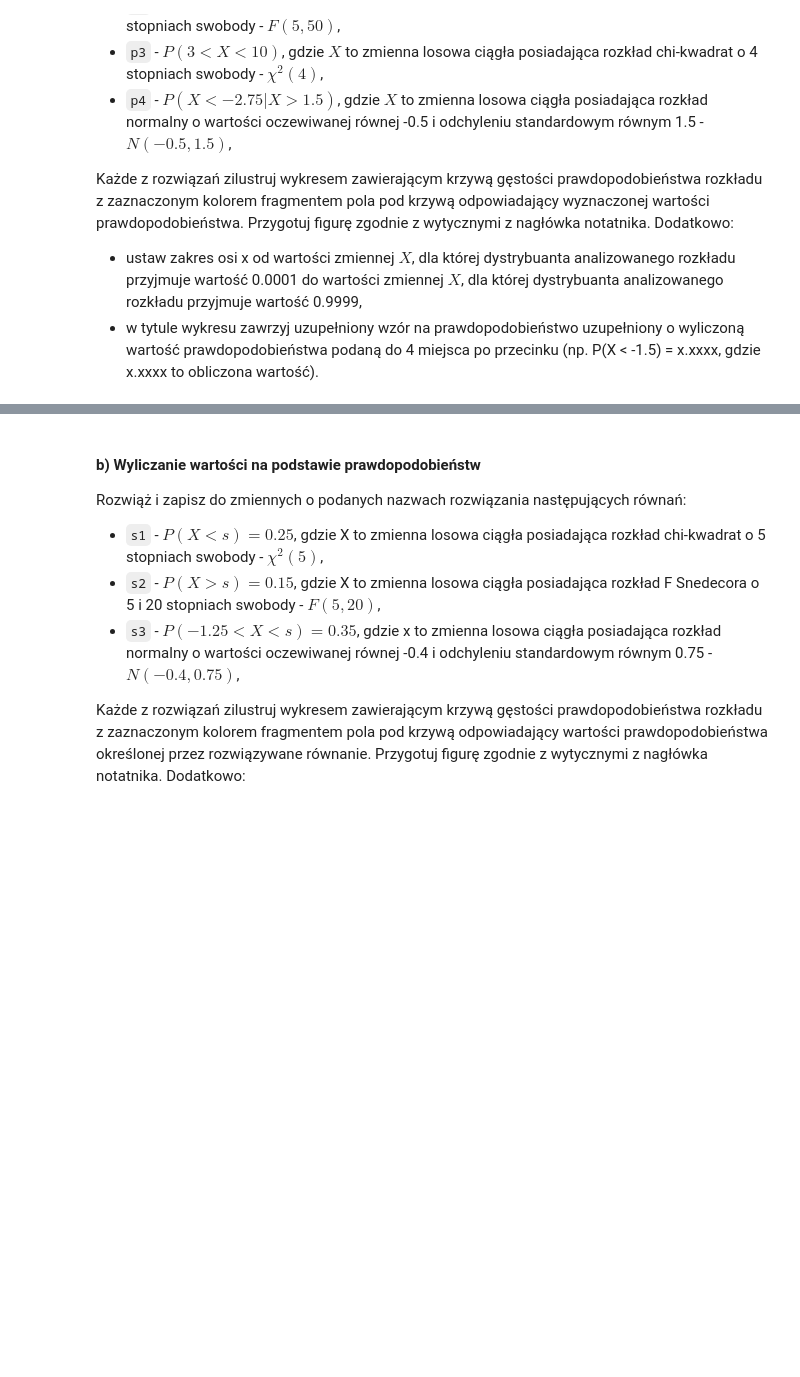
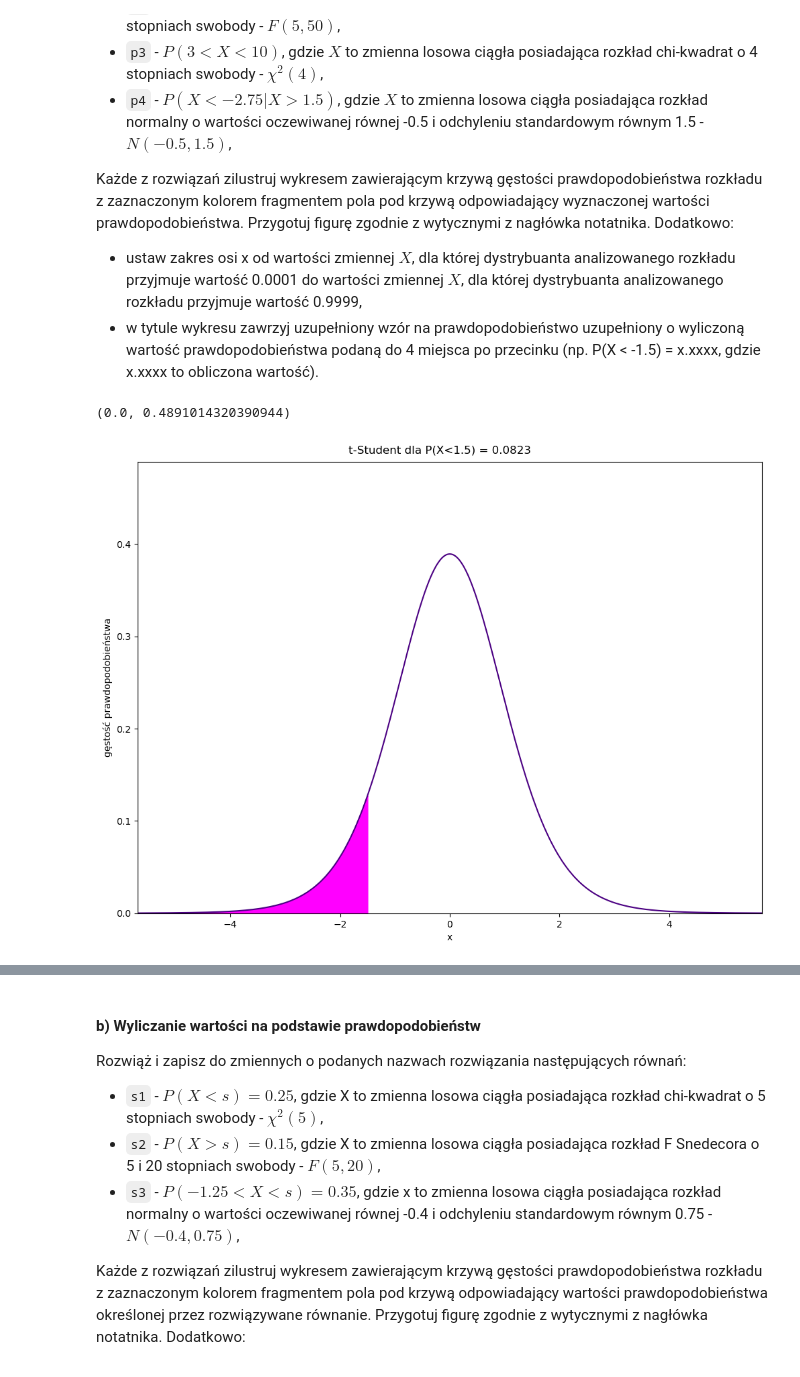
Before and after one commit to zuzannabrauer/dataAnalysisPython, a Jupyter notebook: ZZ04_CZ01.ipynb, the cells around one changed output, grey strips where cells are left out. Saved outputs shown, nothing was run; the diff lists cells and outputs as text; code cells hidden in the pictures; blank space fills up the shorter version.

```diff
--- a/ZZ04_CZ01.ipynb
+++ b/ZZ04_CZ01.ipynb
@@ -155,5 +154,30 @@ Każde z rozwiązań zilustruj wykresem zawierającym krzywą gęstości prawdop
 - w tytule wykresu zawrzyj uzupełniony wzór na prawdopodobieństwo uzupełniony o wyliczoną wartość prawdopodobieństwa podaną do 4 miejsca po przecinku (np. P(X < -1.5) = x.xxxx, gdzie x.xxxx to obliczona wartość).
 # %%
 # p1
+x1=-1.5
+df=10
+p1=sp.stats.t.cdf(x1,df)
+
+fig, ax=plt.subplots(figsize=(12,8))
+plt.suptitle(f't-Student dla P(X<1.5) = {p1:.4f}')
+plt.subplots_adjust(top=0.95)
+
+lower_bound=sp.stats.t.ppf(0.0001, df)
+upper_bound=sp.stats.t.ppf(0.9999, df)
+x=np.linspace(lower_bound, upper_bound, 1000)
+y=sp.stats.t.pdf(x, df)
+ax.plot(x,y,color='indigo')
+
+x_fill=np.linspace(min(x),x1,1000)
+y_fill=sp.stats.t.pdf(x_fill,df)
+ax.fill_between(x_fill, y_fill,color='magenta')
+
+ax.set_xlabel('x')
+ax.set_ylabel('gęstość prawdopodobieństwa')
+ax.set_xlim(min(x),max(x))
+ax.set_ylim(0,max(y)+0.1)
+# %% [output]
+(0.0, 0.4891014320390944)
+[figure, added]
 # %%
 # p2
```
Also changed, not shown: parts of 8 cells of this notebook.
